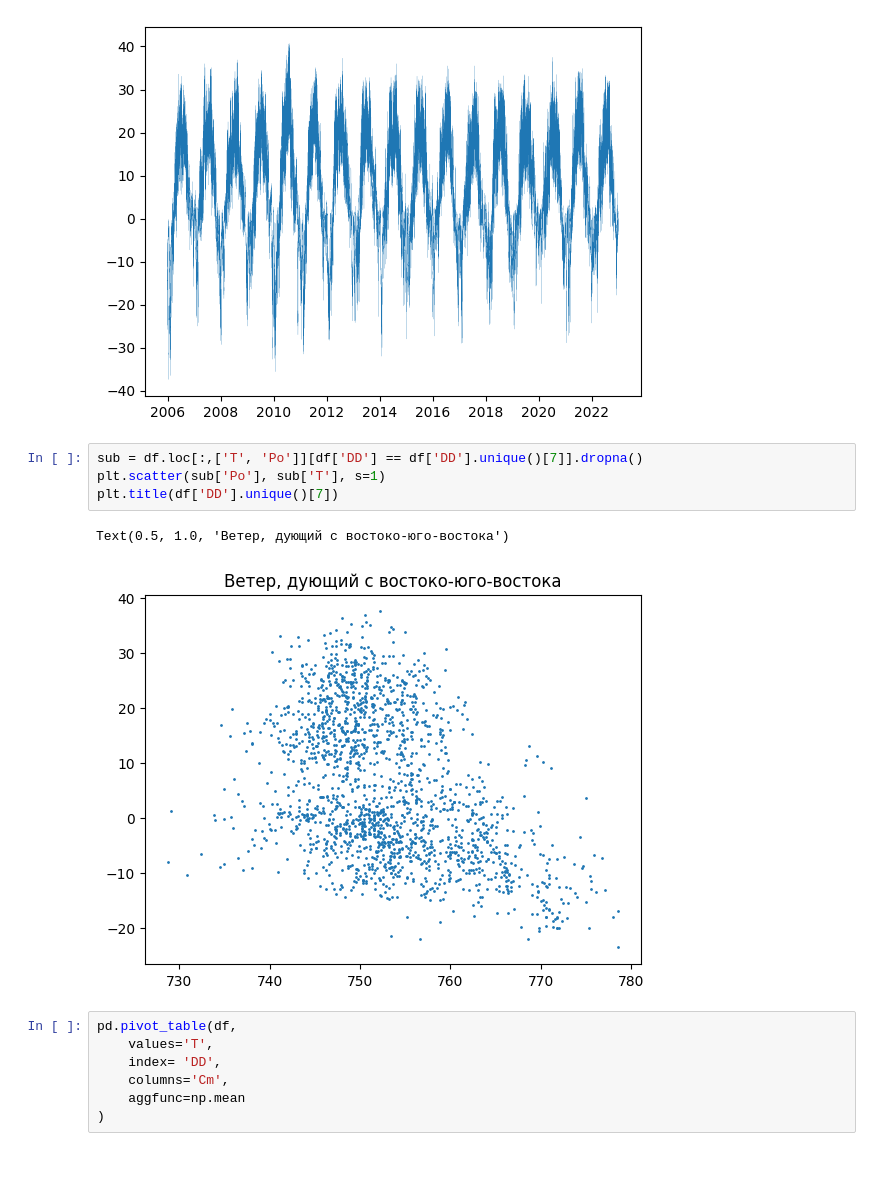
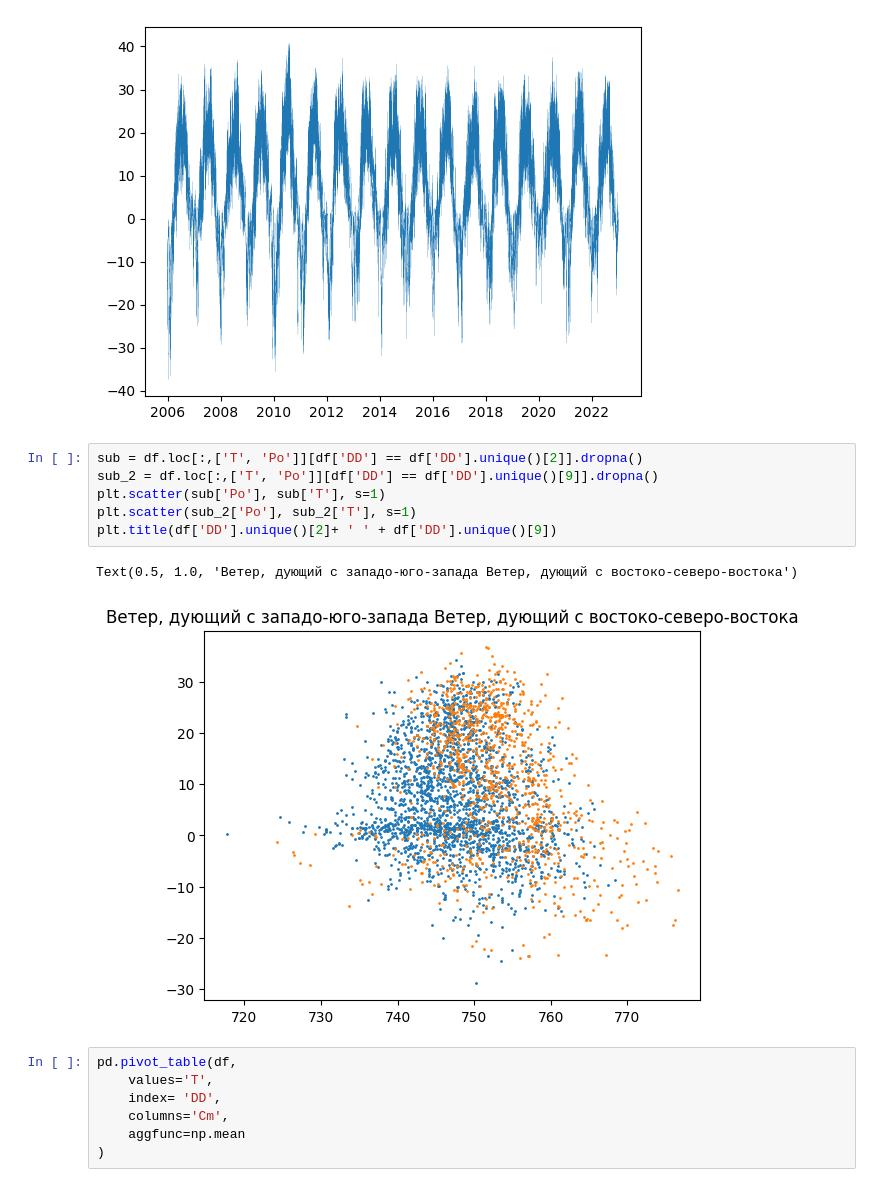
Before and after one commit to OneMoreGate/Machine_learning_MIPT, a Jupyter notebook: Week_2/weather_research.ipynb, the cells around one changed output. Drawn from its saved outputs; the diff is of its cells as text.

```diff
--- a/Week_2/weather_research.ipynb
+++ b/Week_2/weather_research.ipynb
@@ -51,12 +51,14 @@ plt.plot(sub_Time_T['Date'], sub_Time_T['Temperature'], linewidth = 0.1)
 [<matplotlib.lines.Line2D at 0x...>]
 [figure]
 # %%
-sub = df.loc[:,['T', 'Po']][df['DD'] == df['DD'].unique()[7]].dropna()
+sub = df.loc[:,['T', 'Po']][df['DD'] == df['DD'].unique()[2]].dropna()
+sub_2 = df.loc[:,['T', 'Po']][df['DD'] == df['DD'].unique()[9]].dropna()
 plt.scatter(sub['Po'], sub['T'], s=1)
-plt.title(df['DD'].unique()[7])
+plt.scatter(sub_2['Po'], sub_2['T'], s=1)
+plt.title(df['DD'].unique()[2]+ ' ' + df['DD'].unique()[9])
 # %% [output]
-Text(0.5, 1.0, 'Ветер, дующий с востоко-юго-востока')
+Text(0.5, 1.0, 'Ветер, дующий с западо-юго-запада Ветер, дующий с востоко-северо-востока')
-[figure, old version]
+[figure, new version]
 # %%
 pd.pivot_table(df,
     values='T',
```
Also changed, not shown: 4 other files.
